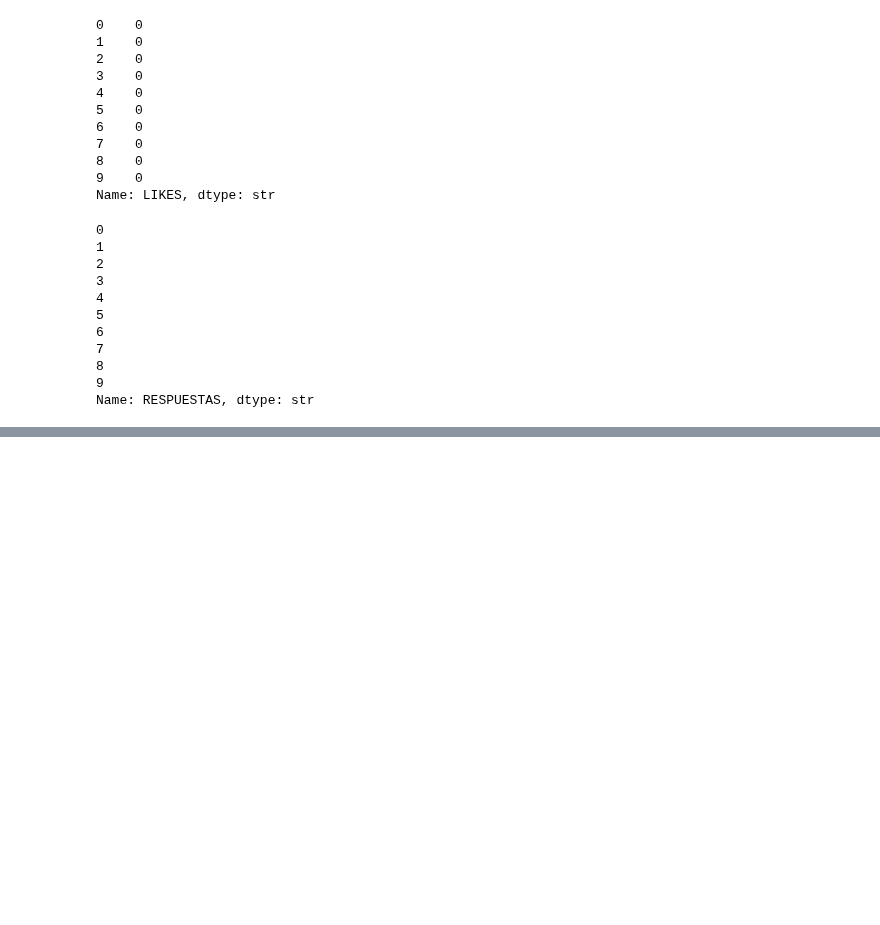
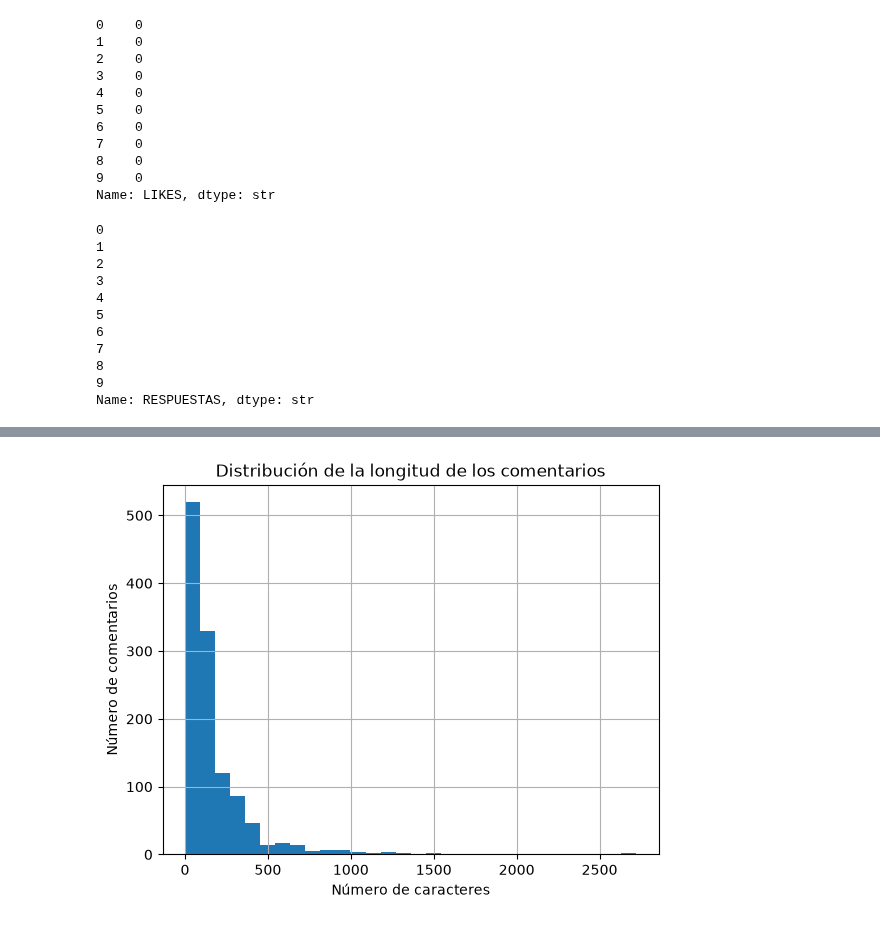
Before and after one commit to jejoama/Practicas_Curriculares, a Jupyter notebook: GENERAL.ipynb, the cells around one changed output, grey strips where cells are left out. Cells and saved outputs as stored; diff of their text form; code cells hidden in the pictures; blank space fills up the shorter version.

```diff
--- a/GENERAL.ipynb
+++ b/GENERAL.ipynb
@@ -300 +315,14 @@ RESPUESTAS
 Name: count, dtype: int64
+# %%
+# Crear una copia del texto original de los comentarios
+df_c["COMENTARIO_ORIGINAL"] = df_c["COMENTARIO"]
+# %%
+# Calcular el porcentaje de letras mayúsculas de cada comentario
+df_c["PORCENTAJE_MAYUSCULAS"] = df_c["COMENTARIO"].apply(
+    lambda texto: sum(letra.isupper() for letra in texto if letra.isalpha())
+    / sum(letra.isalpha() for letra in texto) * 100
+    if any(letra.isalpha() for letra in texto) else 0
+)
+
+# Mostrar los comentarios y su porcentaje de mayúsculas
+df_c[["COMENTARIO", "PORCENTAJE_MAYUSCULAS"]].head(10)
@@ -300,0 +355,6 @@ Name: count, dtype: int64
+# %%
+# Calcular la longitud de cada comentario
+df_c["LONGITUD_COMENTARIO"] = df_c["COMENTARIO"].str.len()
+
+# Mostrar la longitud de los primeros 10 comentarios
+df_c[["COMENTARIO", "LONGITUD_COMENTARIO"]].head(10)
@@ -300,0 +386,13 @@ Name: count, dtype: int64
+# %%
+# Histograma de la longitud de los comentarios
+df_c["LONGITUD_COMENTARIO"].hist(bins=30)
+
+# Título y etiquetas
+import matplotlib.pyplot as plt
+
+plt.title("Distribución de la longitud de los comentarios")
+plt.xlabel("Número de caracteres")
+plt.ylabel("Número de comentarios")
+plt.show()
+# %% [output]
+[figure, added]
```
Also changed, not shown: parts of 15 cells of this notebook.
